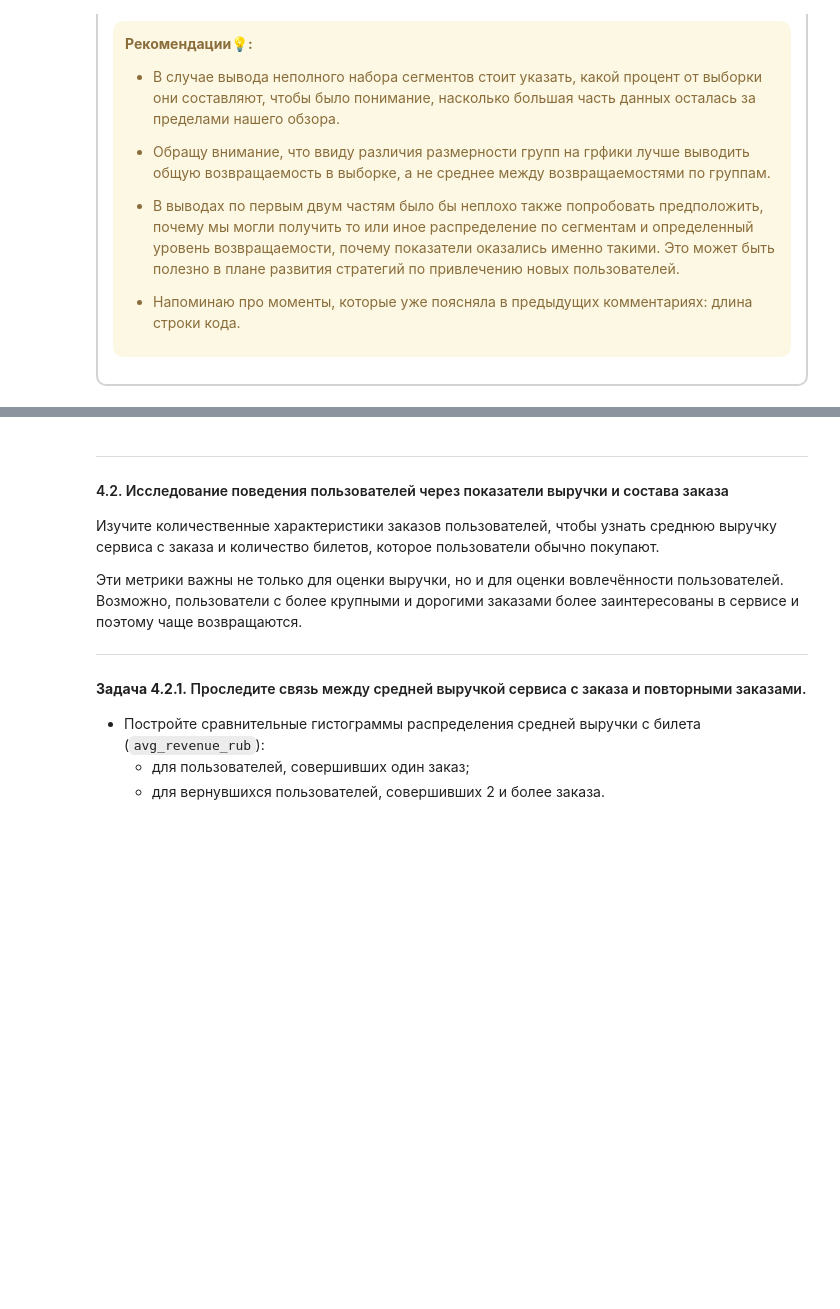
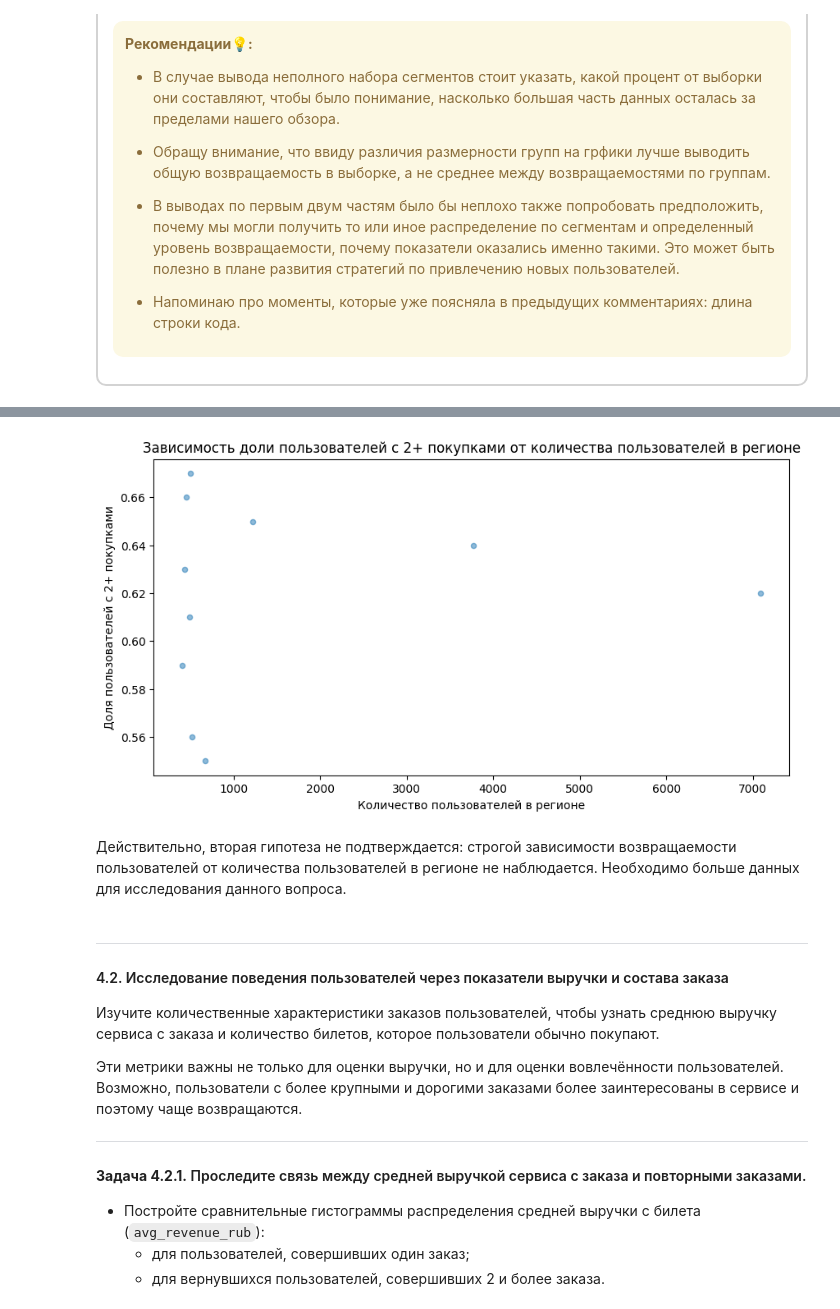
Before and after one commit to nikolai/practicum-afisha, a Jupyter notebook: module_2_project.ipynb, the cells around one changed output, grey strips where cells are left out. Cells and saved outputs as stored; diff of their text form; code cells hidden in the pictures; blank space fills up the shorter version.

```diff
--- a/module_2_project.ipynb
+++ b/module_2_project.ipynb
@@ -1628,3 +1761,19 @@ print(f'Средняя доля пользователей с 2+ заказам
+# %%
+segment_region[segment_region['user_count'] > 400].plot(
+    kind='scatter',
+    y='is_two_share',
+    x='user_count',
+    title='Зависимость доли пользователей с 2+ покупками от количества пользователей в регионе',
+    xlabel='Количество пользователей в регионе',
+    ylabel='Доля пользователей с 2+ покупками',
+    figsize=(10, 5),
+    alpha=0.5
+)
+plt.show()
+# %% [output]
+[figure, added]
+# %% [markdown]
+Действительно, вторая гипотеза не подтверждается: строгой зависимости возвращаемости пользователей от количества пользователей в регионе не наблюдается. Необходимо больше данных для исследования данного вопроса.
 # %% [markdown]
 ---
 
```
Also changed, not shown: parts of 50 cells of this notebook, 5 other files.
